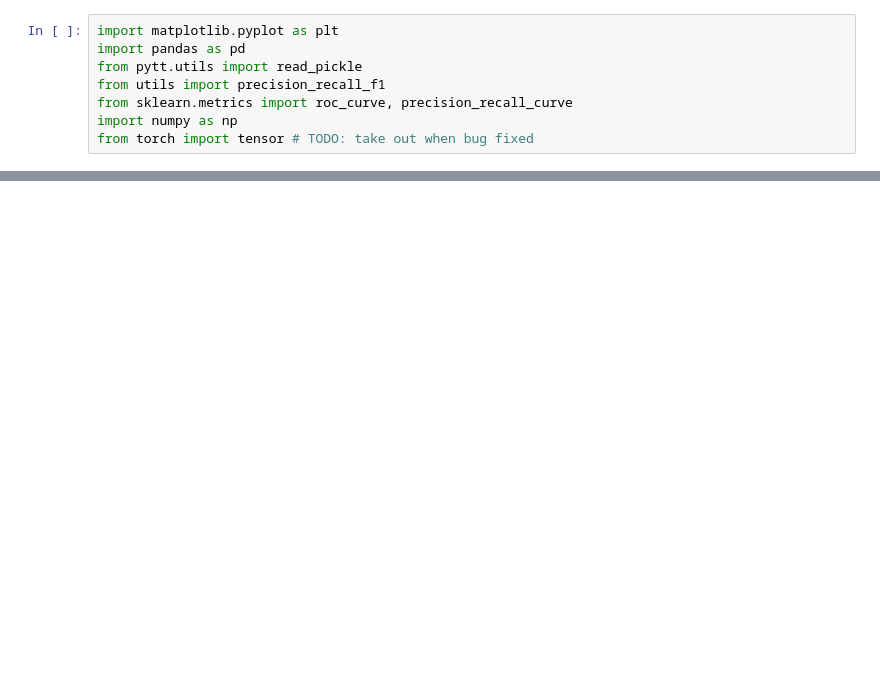
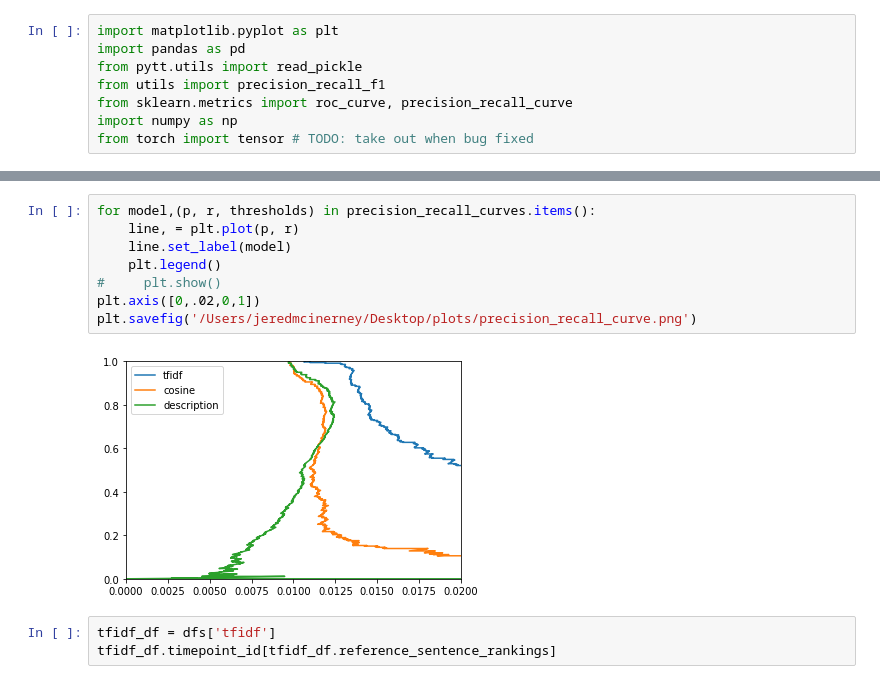
Before and after one commit to dmcinerney/ehr-extraction-models, a Jupyter notebook: supervised_ananlysis.ipynb, the cells around one changed output, grey strips where cells are left out. Cells and saved outputs as stored; diff of their text form; blank space fills up the shorter version.

```diff
--- a/supervised_ananlysis.ipynb
+++ b/supervised_ananlysis.ipynb
@@ -104,0 +80,13 @@ sentence_rankings
+# %%
+for model,(p, r, thresholds) in precision_recall_curves.items():
+    line, = plt.plot(p, r)
+    line.set_label(model)
+    plt.legend()
+#     plt.show()
+plt.axis([0,.02,0,1])
+plt.savefig('/Users/jeredmcinerney/Desktop/plots/precision_recall_curve.png')
+# %% [output]
+[figure, added]
+# %%
+tfidf_df = dfs['tfidf']
+tfidf_df.timepoint_id[tfidf_df.reference_sentence_rankings]
```
Also changed, not shown: parts of 16 cells of this notebook.
